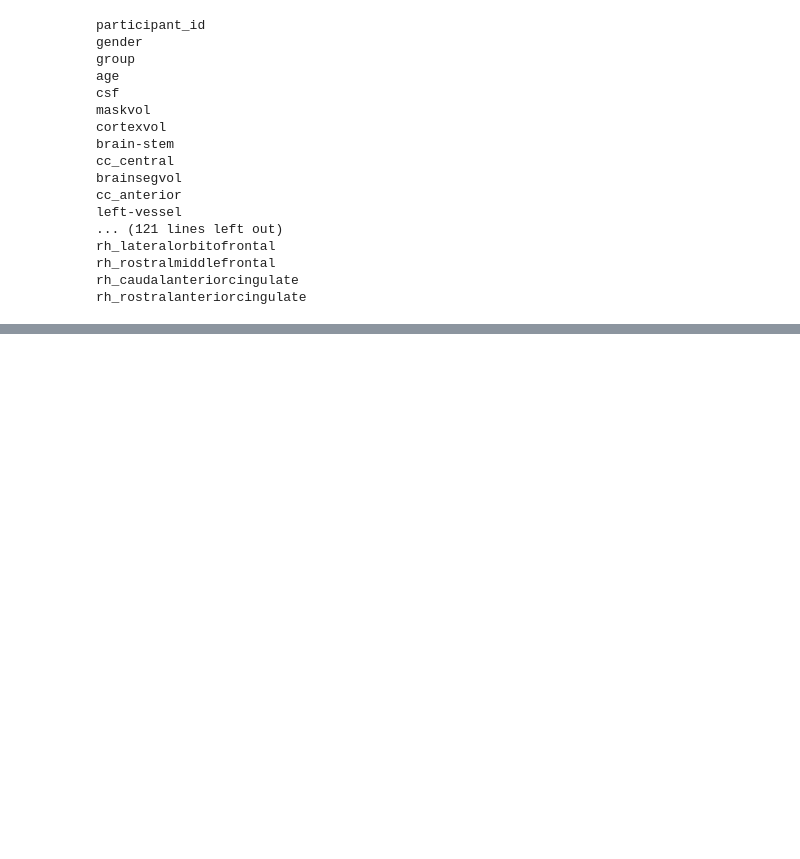
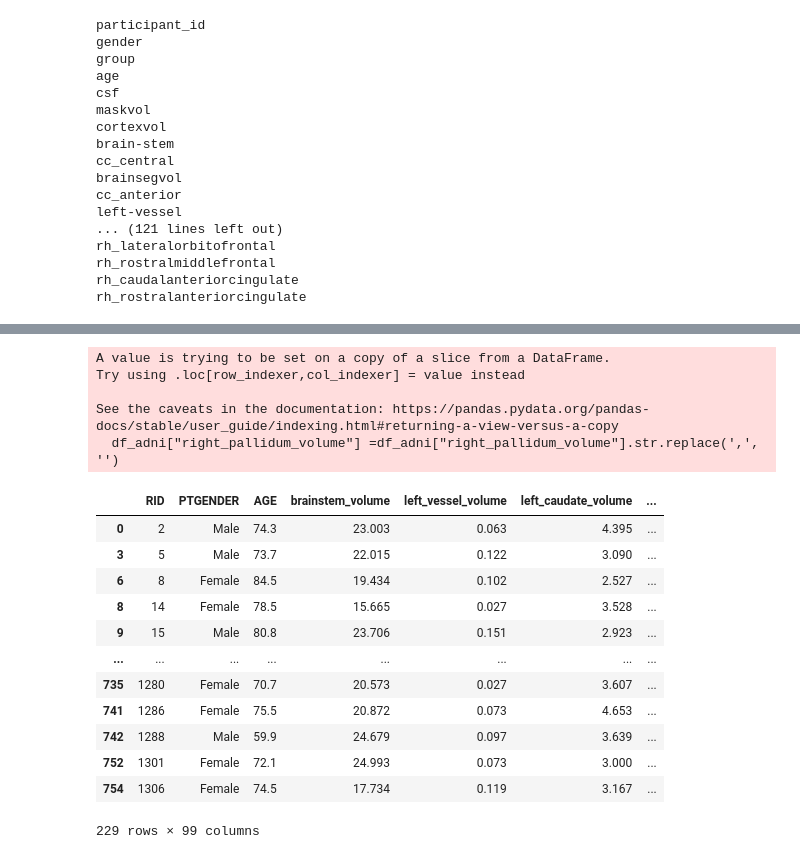
Before and after one commit to Palmitas/proyect-rec-patrones, a Jupyter notebook: cod-proyecto.ipynb, the cells around one changed output, grey strips where cells are left out. Drawn from its saved outputs; the diff is of its cells as text; code cells hidden in the pictures; blank space fills up the shorter version.

```diff
--- a/cod-proyecto.ipynb
+++ b/cod-proyecto.ipynb
@@ -149,0 +252,28 @@ rh_rostralanteriorcingulate
+# %%
+# esto esta en mm3
+new_columnas_adni = ["RID", "PTGENDER","AGE"]
+df_adni["right_pallidum_volume"] =df_adni["right_pallidum_volume"].str.replace(',', '')
+new_df_adni = df_adni[columnas_adni].astype(float) * 0.001
+new_df_adni2 = df_adni[new_columnas_adni]
+new_df_adni_final = pd.concat([new_df_adni2, new_df_adni], axis=1)
+len(new_df_adni_final.columns)
+new_df_adni_final
+# %% [output]
+A value is trying to be set on a copy of a slice from a DataFrame.
+Try using .loc[row_indexer,col_indexer] = value instead
+
+See the caveats in the documentation: https://pandas.pydata.org/pandas-docs/stable/user_guide/indexing.html#returning-a-view-versus-a-copy
+  df_adni["right_pallidum_volume"] =df_adni["right_pallidum_volume"].str.replace(',', '')
+|  | RID | PTGENDER | AGE | brainstem_volume | left_vessel_volume | left_caudate_volume | ... |
+| 0 | 2 | Male | 74.3 | 23.003 | 0.063 | 4.395 | ... |
+| 3 | 5 | Male | 73.7 | 22.015 | 0.122 | 3.090 | ... |
+| 6 | 8 | Female | 84.5 | 19.434 | 0.102 | 2.527 | ... |
+| 8 | 14 | Female | 78.5 | 15.665 | 0.027 | 3.528 | ... |
+| 9 | 15 | Male | 80.8 | 23.706 | 0.151 | 2.923 | ... |
+| ... | ... | ... | ... | ... | ... | ... | ... |
+| 735 | 1280 | Female | 70.7 | 20.573 | 0.027 | 3.607 | ... |
+| 741 | 1286 | Female | 75.5 | 20.872 | 0.073 | 4.653 | ... |
+| 742 | 1288 | Male | 59.9 | 24.679 | 0.097 | 3.639 | ... |
+| 752 | 1301 | Female | 72.1 | 24.993 | 0.073 | 3.000 | ... |
+| 754 | 1306 | Female | 74.5 | 17.734 | 0.119 | 3.167 | ... |
+229 rows × 99 columns
```
Also changed, not shown: parts of 6 cells of this notebook, 4 other files.
